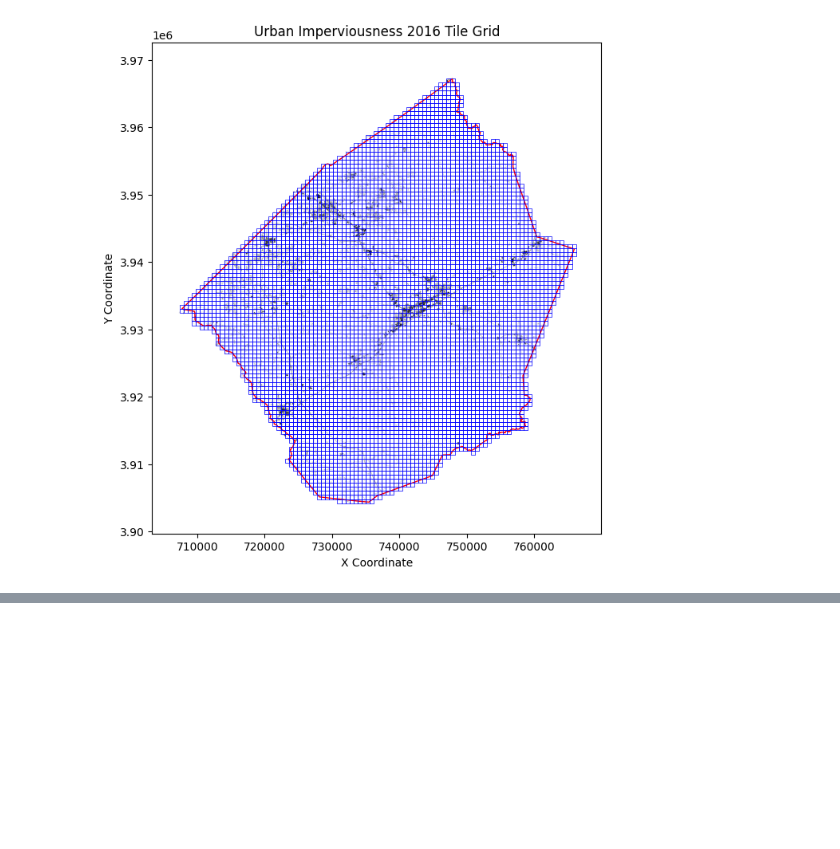
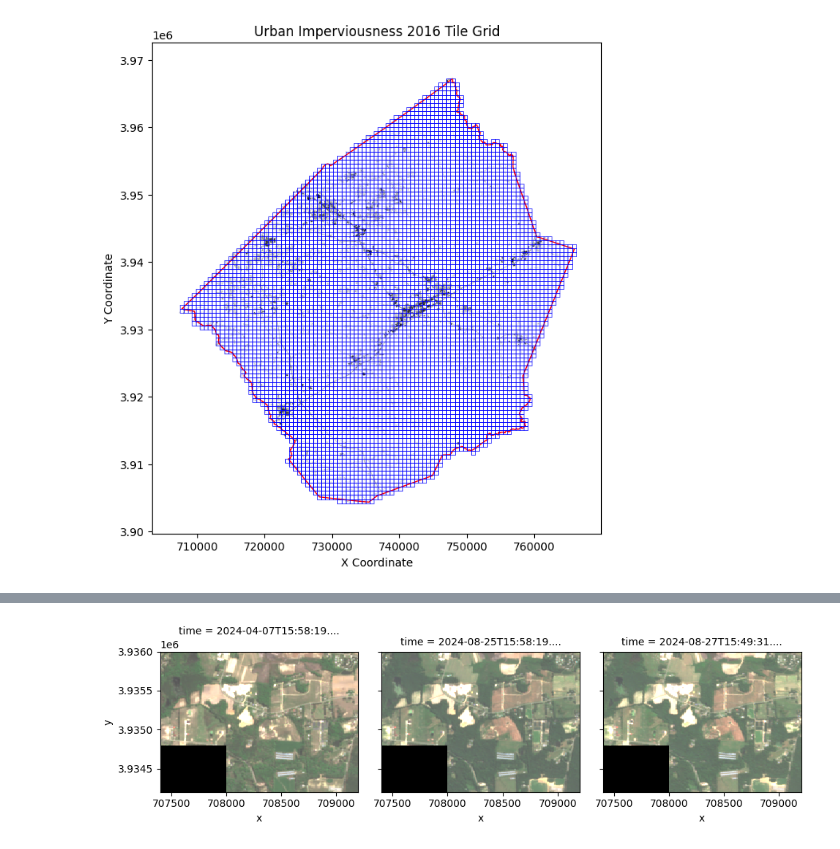
Before and after one commit to benton-tripp/urban-clay, a Jupyter notebook: notebooks/data-setup.ipynb, the cells around one changed output, grey strips where cells are left out. Drawn from its saved outputs; the diff is of its cells as text; code cells hidden in the pictures; blank space fills up the shorter version.

Commit message:
updated tile gdf function

```diff
--- a/notebooks/data-setup.ipynb
+++ b/notebooks/data-setup.ipynb
@@ -533,7 +527,8 @@ else:
 
 print("Number of available dates for processing:", len(available_dates))
 
-selected_dates = select_dates_best_spread([d for d in available_dates if d !=  date(2017, 5, 16)], 3) # 5/16 is basically unavailable
+selected_dates = select_dates_best_spread([d for d in available_dates if d !=  date(2017, 5, 16)
+                                           and d != date(2024, 8, 27)], 3) # 5/16 is basically unavailable, and 8/25 is already there
 
 print("Number of selected dates for processing:", len(selected_dates))
 # %% [output]
@@ -654,7 +649,7 @@ def clean_bounds(bounds):
 
 # Parameters
 initial_buffer_days = 0
-max_buffer_days = 180  # Maximum buffer to apply
+max_buffer_days = 45  # Maximum buffer to apply
 
 for idx, tile in tiles_gdf[~tiles_gdf['processed']].iterrows():
     try:
@@ -743,4 +738,6 @@ for idx, tile in tiles_gdf[~tiles_gdf['processed']].iterrows():
 
     # Save the updated tiles_gdf to 'tiles.geojson' after each tile
     tiles_gdf.to_file(tiles_geojson_path, driver='GeoJSON')
+
+clear_output(wait=True)
 # %% [output]
@@ -864,39 +938,41 @@ def get_mosaics_by_indices(indices, tiles_gdf, bands, start_date, end_date):
             }
         )
 
         # Add time coordinate
         mosaic_da = mosaic_da.expand_dims({'time': [date]})
 
         mosaics.append(mosaic_da)
 
         # Close datasets to free resources
         for src in rasterio_datasets:
             src.close()
 
     if not mosaics:
         print("No data available for the specified indices and date range.")
         return None
 
     # Stack the mosaics over time
     stacked_mosaics = xr.concat(mosaics, dim='time')
 
     return stacked_mosaics
 
 
 # Define your parameters
-indices = [0, 1, 2, 3, 4]  # List of tile indices
+indices = [0, 1, 2, 3, 4, 5, 6, 7]  # List of tile indices
 start_date = '2024-01-01'
 end_date = '2024-08-31'
 bands = ['B02', 'B03', 'B04', 'B08']
 
 # Call the function
-# stacked_mosaics = get_mosaics_by_indices(indices, tiles_gdf, bands, start_date, end_date)
+stacked_mosaics = get_mosaics_by_indices(indices, tiles_gdf, bands, start_date, end_date)
 
 # Plot the mosaics (e.g., the RGB composite for the first time step)
-# if stacked_mosaics is not None:
-#     stacked_mosaics.sel(band=['B04', 'B03', 'B02']).plot.imshow(
-#         row='time', rgb='band', vmin=0, vmax=3000, col_wrap=5
-#     )
+if stacked_mosaics is not None:
+    stacked_mosaics.sel(band=['B04', 'B03', 'B02']).plot.imshow(
+        row='time', rgb='band', vmin=0, vmax=3000, col_wrap=5
+    )
+# %% [output]
+[figure, added]
 # %%
 # Paths to the urban data and satellite data directories
 urban_data_folder = "../data/urban_gdb"
```
Also changed, not shown: parts of 6 cells of this notebook, 2 other files.
